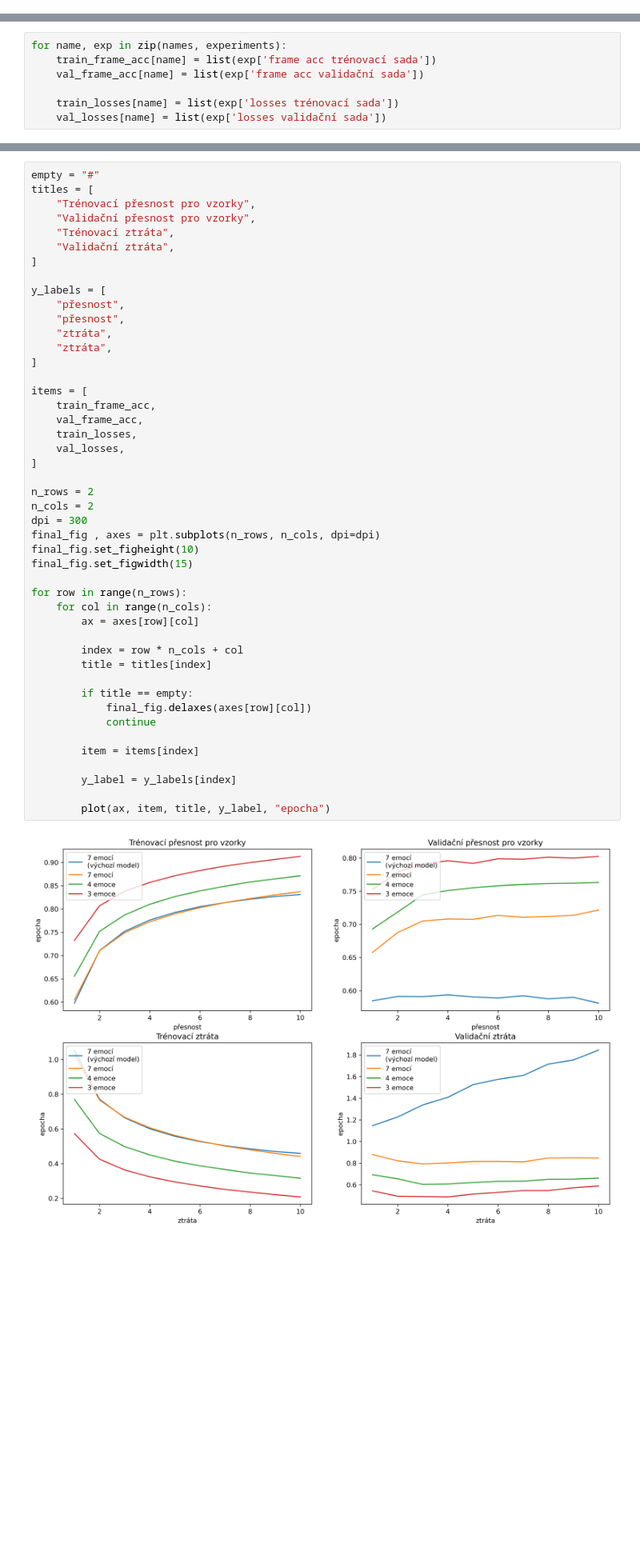
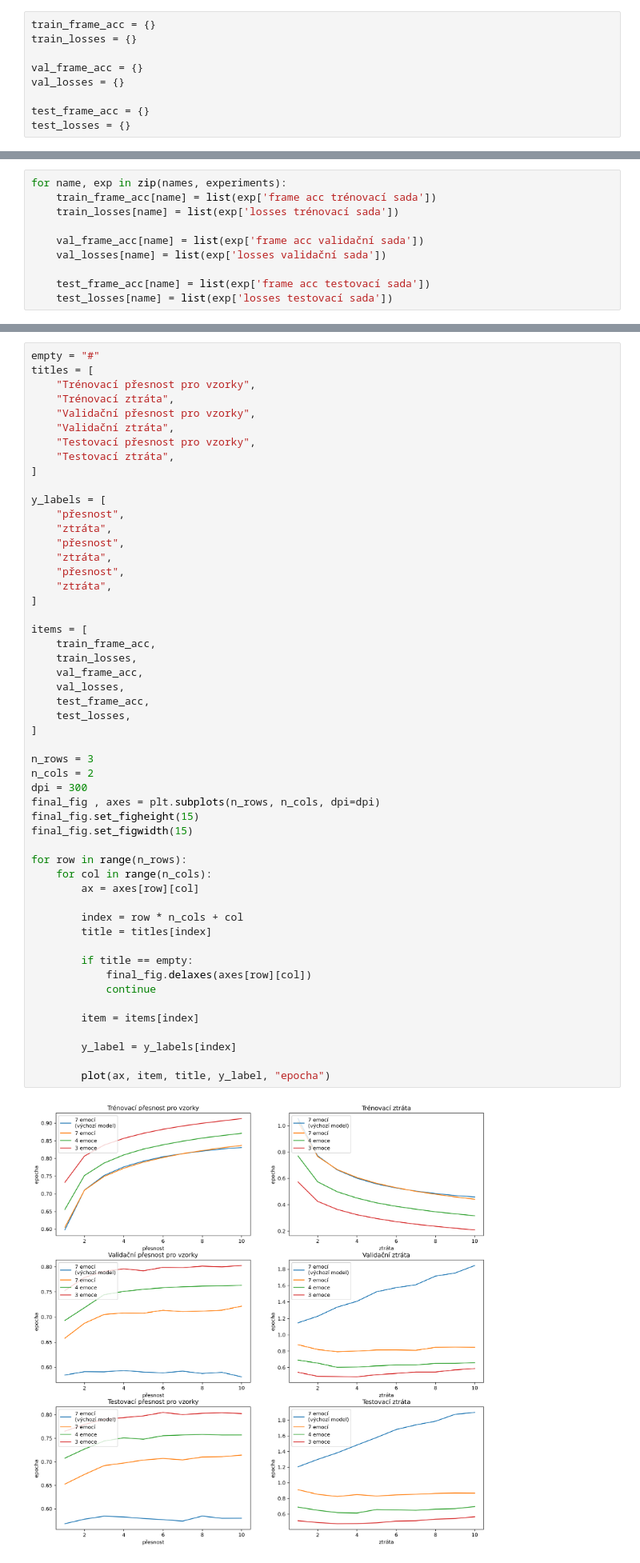
Before and after one commit to tomaspetricek/speech-emotion-recognition, a Jupyter notebook: Bachelor_thesis/graph_preparation.ipynb, the cells around one changed output, grey strips where cells are left out. Shown at 80% size. Drawn from its saved outputs; the diff is of its cells as text; blank space fills up the shorter version.

Commit message:
Add final models graph

```diff
--- a/Bachelor_thesis/graph_preparation.ipynb
+++ b/Bachelor_thesis/graph_preparation.ipynb
@@ -185,3 +179,12 @@ val_frame_acc = {}
+# %%
+train_frame_acc = {}
+train_losses = {}
+
+val_frame_acc = {}
+val_losses = {}
+
+test_frame_acc = {}
+test_losses = {}
 # %%
 len(experiments)
 # %% [output]
@@ -189,10 +192,13 @@ len(experiments)
 # %%
 for name, exp in zip(names, experiments):
     train_frame_acc[name] = list(exp['frame acc trénovací sada'])
+    train_losses[name] = list(exp['losses trénovací sada'])
+
     val_frame_acc[name] = list(exp['frame acc validační sada'])
+    val_losses[name] = list(exp['losses validační sada'])
 
-    train_losses[name] = list(exp['losses trénovací sada'])
-    val_losses[name] = list(exp['losses validační sada'])
+    test_frame_acc[name] = list(exp['frame acc testovací sada'])
+    test_losses[name] = list(exp['losses testovací sada'])
 # %%
 # name = '2 vrstvy'
 # print("val loss ", val_losses[name][-1])
@@ -207,50 +213,56 @@ dict_keys(['7 emocí\n(výchozí model)', '7 emocí', '4 emoce', '3 emoce'])
 empty = "#"
 titles = [
     "Trénovací přesnost pro vzorky",
+    "Trénovací ztráta",
     "Validační přesnost pro vzorky",
-    "Trénovací ztráta",
     "Validační ztráta",
+    "Testovací přesnost pro vzorky",
+    "Testovací ztráta",
 ]
 
 y_labels = [
     "přesnost",
+    "ztráta",
     "přesnost",
     "ztráta",
+    "přesnost",
     "ztráta",
 ]
 
 items = [
     train_frame_acc,
+    train_losses,
     val_frame_acc,
-    train_losses,
     val_losses,
+    test_frame_acc,
+    test_losses,
 ]
 
-n_rows = 2
+n_rows = 3
 n_cols = 2
 dpi = 300
 final_fig , axes = plt.subplots(n_rows, n_cols, dpi=dpi)
-final_fig.set_figheight(10)
+final_fig.set_figheight(15)
 final_fig.set_figwidth(15)
 
 for row in range(n_rows):
     for col in range(n_cols):
         ax = axes[row][col]
 
         index = row * n_cols + col
         title = titles[index]
 
         if title == empty:
             final_fig.delaxes(axes[row][col])
             continue
 
         item = items[index]
 
         y_label = y_labels[index]
 
         plot(ax, item, title, y_label, "epocha")
 # %% [output]
-[figure, old version]
+[figure, new version]
 # %%
 dirname = "/Users/tomaspetricek/TUL/TUL_2020:21/BP/Speech_Emotion_Recognition/Attachments/"
 title = "training_course-{}".format(section)
```
Also changed, not shown: parts of 2 cells of this notebook, 3 other files.
